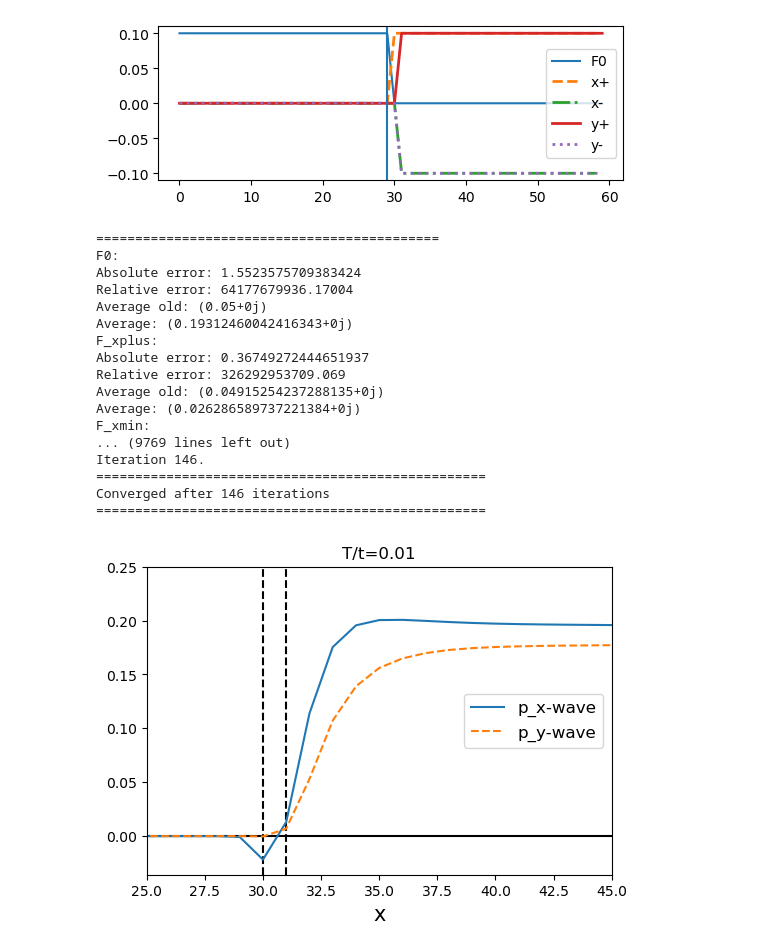
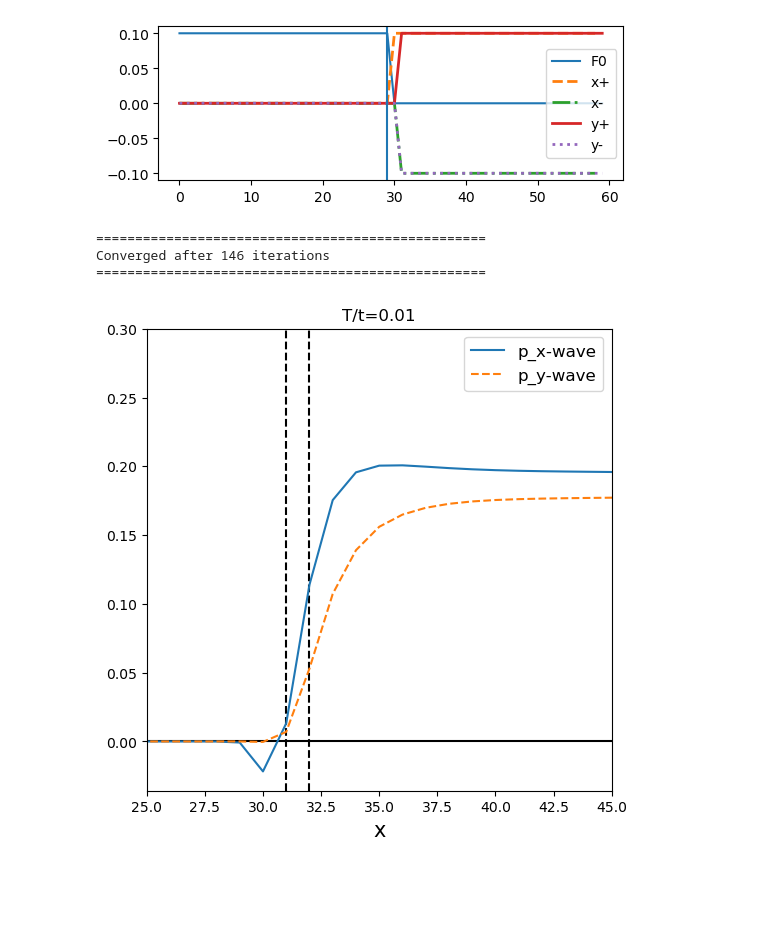
Before and after one commit to emilssp/master-thesis-codebase, a Jupyter notebook: notebooks/NFP.ipynb, the cells around one changed output. Drawn from its saved outputs; the diff is of its cells as text; code cells hidden in the pictures; blank space fills up the shorter version.

Commit message:
plots

```diff
--- a/notebooks/NFP.ipynb
+++ b/notebooks/NFP.ipynb
@@ -83,22 +83,8 @@ plt.axvline(widthS-1)
 <matplotlib.lines.Line2D at 0x...>
 [figure]
 # %%
-F_swave, F_dwave, F_px, F_py = bdg_sc(H, atol=1e-6, rtol=0.3, maxiter=500, verbose=True, temperature=T)
+F_swave, F_dwave, F_px, F_py = bdg_sc(H, atol=1e-6, rtol=0.3, maxiter=500, verbose=False, temperature=T)
 # %% [output]
-============================================
-F0:
-Absolute error: 1.5523575709383424
-Relative error: 64177679936.17004
-Average old: (0.05+0j)
-Average: (0.19312460042416343+0j)
-F_xplus:
-Absolute error: 0.36749272444651937
-Relative error: 326292953709.069
-Average old: (0.04915254237288135+0j)
-Average: (0.026286589737221384+0j)
-F_xmin:
-... (9769 lines left out)
-Iteration 146.
 ==================================================
 Converged after 146 iterations
 ==================================================
@@ -119,22 +105,22 @@ F_py2 = (F_yplus - F_ymin) / 2
 # %%
 x = np.arange(1, widthS + widthP + 1)
 
-fig, axs = plt.subplots(1, 1, figsize=(6, 4))
+fig, axs = plt.subplots(1, 1, figsize=(6, 6))
 axs.set_title(f"T/t={T}")
 
 axs.axhline(0, color = 'black')
 # axs.axhline(0.2, color = 'black')
 
-axs.axvline(widthS, color='black', linestyle='--')
-axs.axvline(widthS+widthF, color='black', linestyle='--')
+axs.axvline(widthS+1, color='black', linestyle='--')
+axs.axvline(widthS+widthF+1, color='black', linestyle='--')
 
 axs.plot(x, np.real(F_px), label="p_x-wave")
 axs.plot(x, np.imag(F_py), "--", label="p_y-wave")
 axs.set_xlabel("x", fontsize=15)
 axs.set_xlim(25, 45)
-axs.set_ylim(None, 0.25)
+axs.set_ylim(None, 0.3)
 axs.legend(fontsize=12, loc="best")
 plt.savefig('../figures/SFP.pdf')
 plt.show()
 # %% [output]
-[figure, old version]
+[figure, new version]
```
Also changed, not shown: 4 other files.
